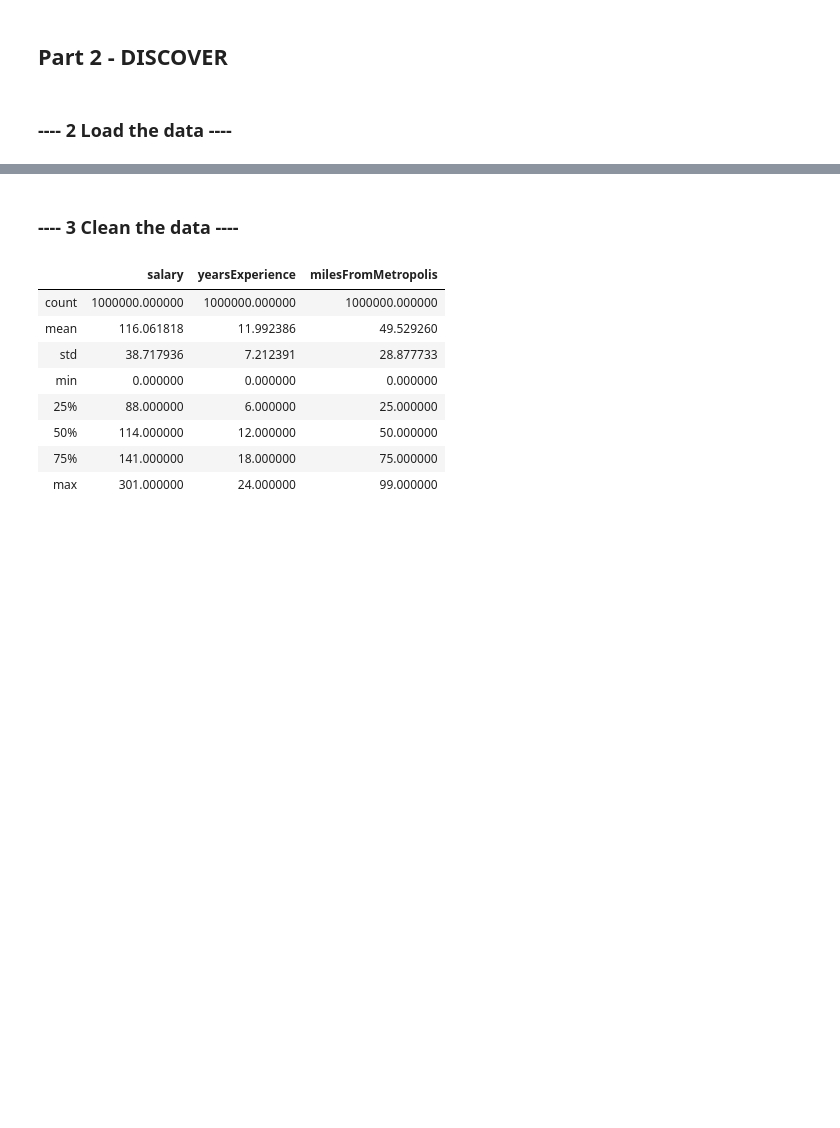
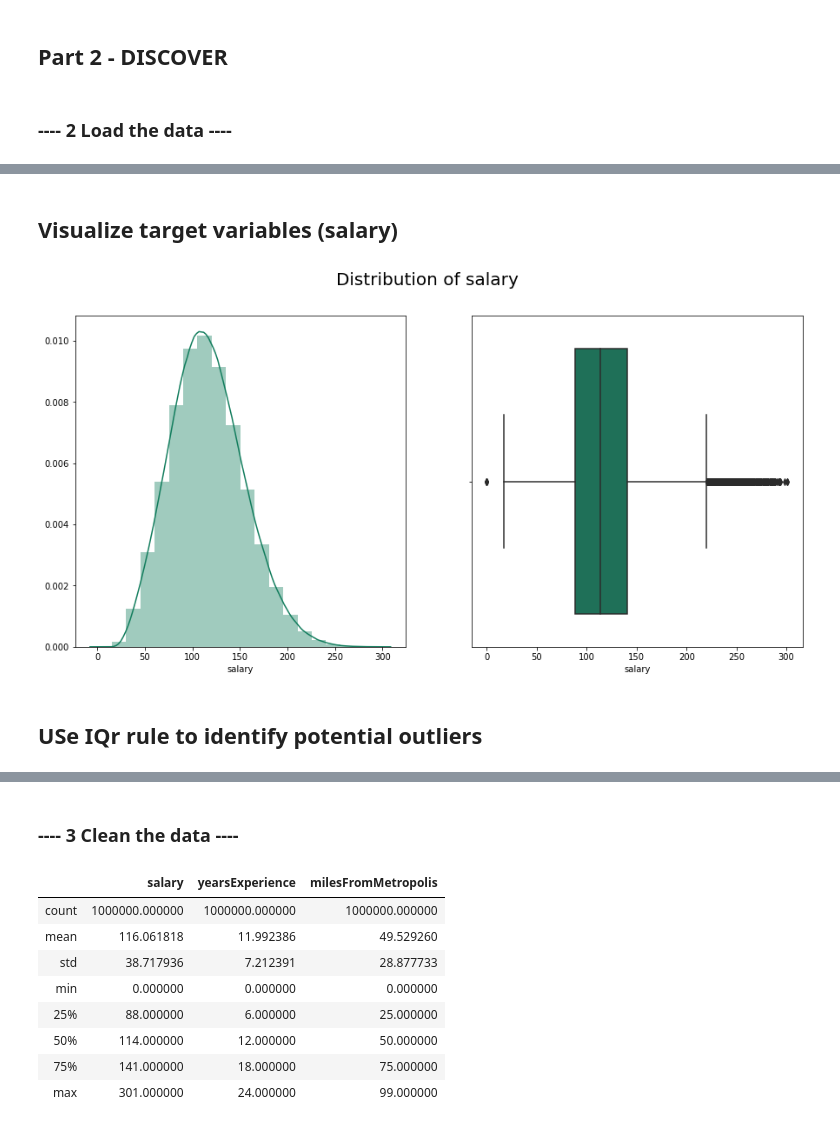
Before and after one commit to raktim314/Salary_prediction, a Jupyter notebook: Script.ipynb, the cells around one changed output, grey strips where cells are left out. Cells and saved outputs as stored; diff of their text form; code cells hidden in the pictures; blank space fills up the shorter version.

```diff
--- a/Script.ipynb
+++ b/Script.ipynb
@@ -60,2 +34,0 @@ print(train_df.shape)
-# %%
-df = salary.merge(train_df)
@@ -70,0 +35,5 @@ df.head()
+# %%
+#load the data into a Pandas dataframe
+train_target_df = pd.read_csv("data/train_salaries.csv")
+train_feature_df = pd.read_csv("data/train_features.csv")
+test_feature_df = pd.read_csv("data/test_features.csv")
@@ -70,0 +159,2 @@ df.head()
+# %%
+train_df = pd.merge(train_feature_df, train_target_df, on='jobId')
@@ -70,0 +203,18 @@ df.head()
+# %% [markdown]
+## Visualize target variables (salary)
+# %%
+def plot_histogram(df, feature):
+    fig = plt.figure(figsize=(15,7))
+    plt.suptitle('Distribution of '+ feature, fontsize=20)
+    plt.subplot(1,2,1)
+    sns.distplot(df[feature], kde=True, bins=20, color='#127D5D')
+    plt.subplot(1,2,2)
+    sns.boxplot(df[feature], color='#127D5D')
+    plt.show()
+    return
+# %%
+plot_histogram(train_df, "salary")
+# %% [output]
+[figure, added]
+# %% [markdown]
+## USe IQr rule to identify potential outliers
```
Also changed, not shown: parts of 86 cells of this notebook.
